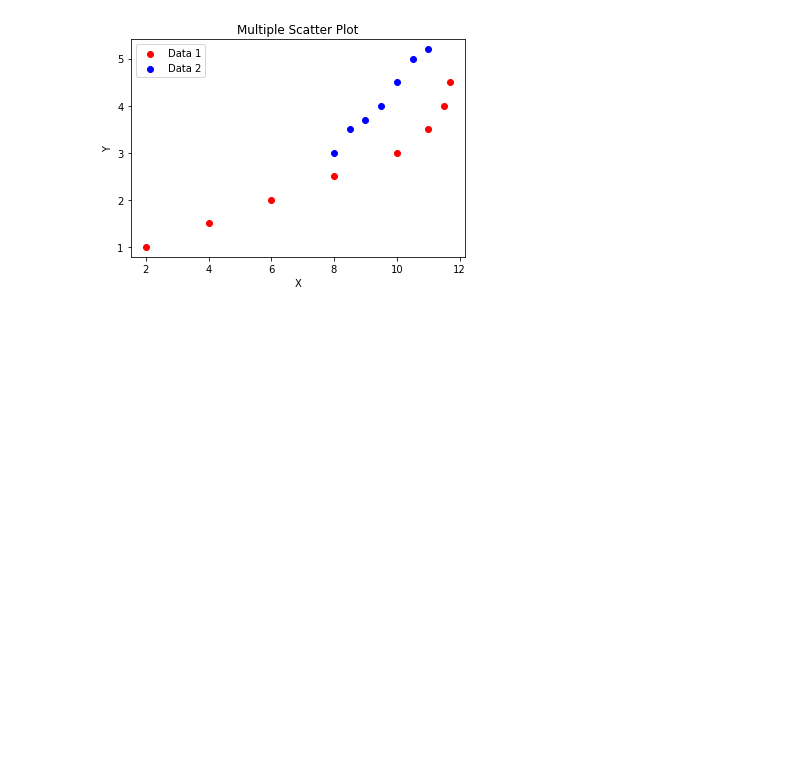
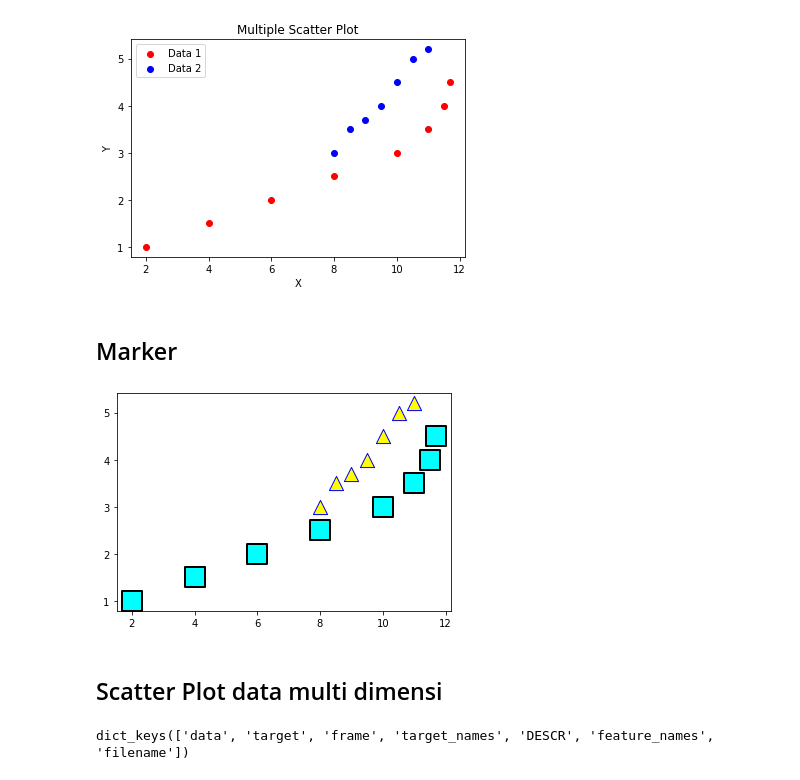
Before and after one commit to AxelChristian/matplotlib, a Jupyter notebook: 08_scatter_plot.ipynb, the cells around one changed output. Saved outputs shown, nothing was run; the diff lists cells and outputs as text; code cells hidden in the pictures; blank space fills up the shorter version.

```diff
--- a/08_scatter_plot.ipynb
+++ b/08_scatter_plot.ipynb
@@ -48,3 +49,27 @@ plt.legend()
 plt.show()
 # %% [output]
 [figure]
+# %% [markdown]
+## Marker
+# %%
+plt.scatter(x1,
+            y1,
+            color='cyan',
+            linewidths=2,
+            marker='s', #square
+            edgecolor='black', #garis tepi
+            s=400)#size
+
+plt.scatter(x2,
+            y2,
+            color='yellow',
+            linewidths=1,
+            marker='^', #triangle
+            edgecolor='blue',
+            s=200)
+
+plt.show()
+# %% [output]
+[figure, added]
+# %% [markdown]
+## Scatter Plot data multi dimensi
@@ -50,0 +79,4 @@ plt.show()
+# %%
+iris.keys() #lihat keys pada iris dataset
+# %% [output]
+dict_keys(['data', 'target', 'frame', 'target_names', 'DESCR', 'feature_names', 'filename'])
```
Also changed, not shown: parts of 8 cells of this notebook.
